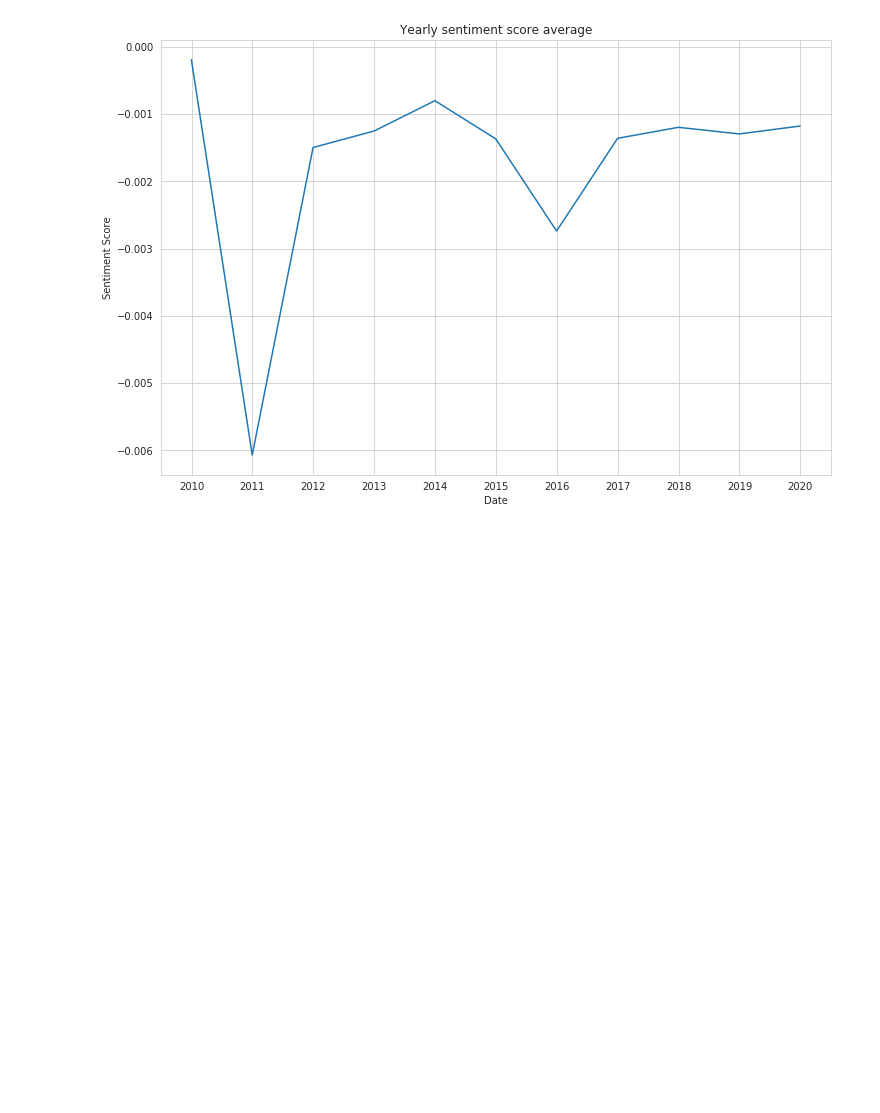
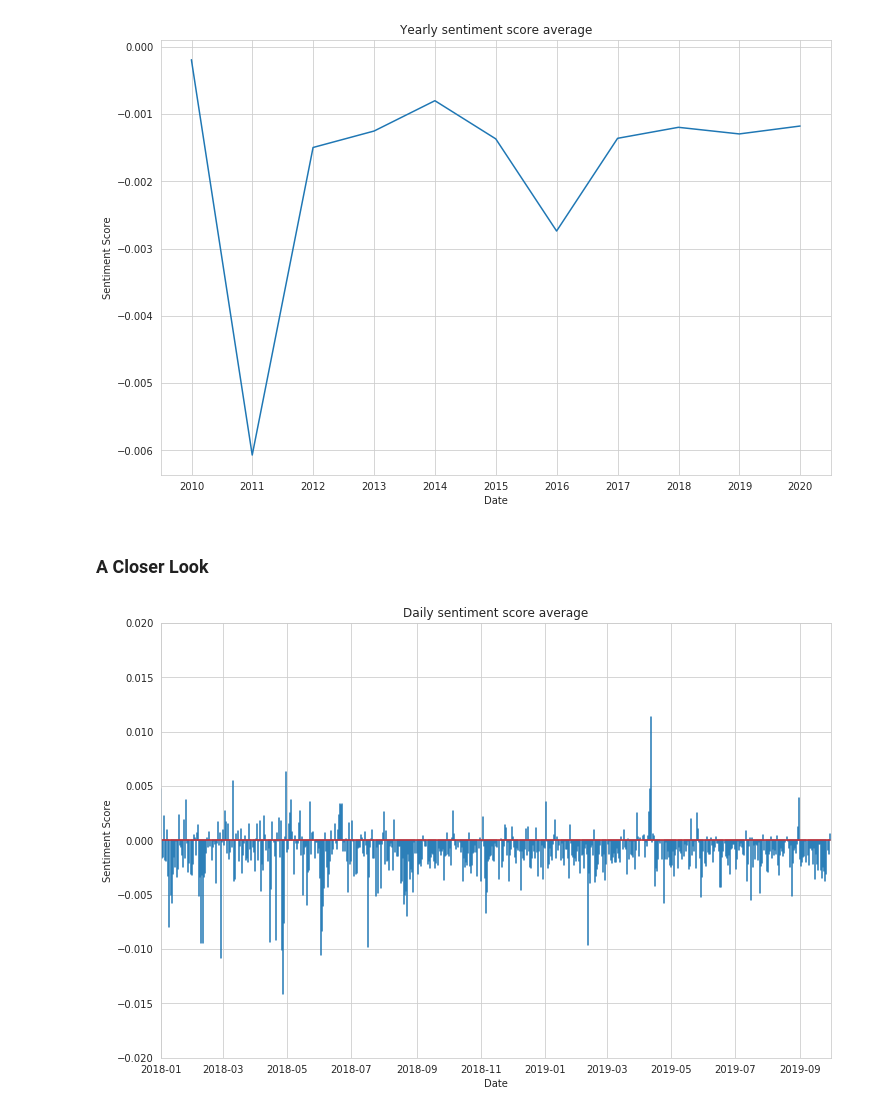
Before and after one commit to yuantinglee/twitter-discourse, a Jupyter notebook: analysis/sentiment_analysis.ipynb, the cells around one changed output. Saved outputs shown, nothing was run; the diff lists cells and outputs as text; code cells hidden in the pictures; blank space fills up the shorter version.

Commit message:
zoom in daily avg

```diff
--- a/analysis/sentiment_analysis.ipynb
+++ b/analysis/sentiment_analysis.ipynb
@@ -364,3 +366,18 @@ plt.show()
 fig.savefig('plots/yearlyavgsenti.png', dpi=300)
 # %% [output]
 [figure]
+# %% [markdown]
+### A Closer Look
+# %%
+fig, ax = plt.subplots(figsize=(12,8))
+#sns.lineplot(texts_de_daily.index, texts_de_daily, ax = ax)
+ax.stem(texts_de_daily.index, texts_de_daily, markerfmt=' ')
+ax.set(xlim=(datetime.datetime.strptime('2018-01-01', '%Y-%m-%d'), datetime.datetime.strptime('2019-09-30', '%Y-%m-%d')),
+       ylim=(-0.02,0.02),
+       xlabel="Date",
+       ylabel="Sentiment Score",
+       title="Daily sentiment score average")
+plt.show()
+#fig.savefig('plots/dailyavgsenti.png', dpi=300)
+# %% [output]
+[figure, added]
```
Also changed, not shown: parts of 5 cells of this notebook.
